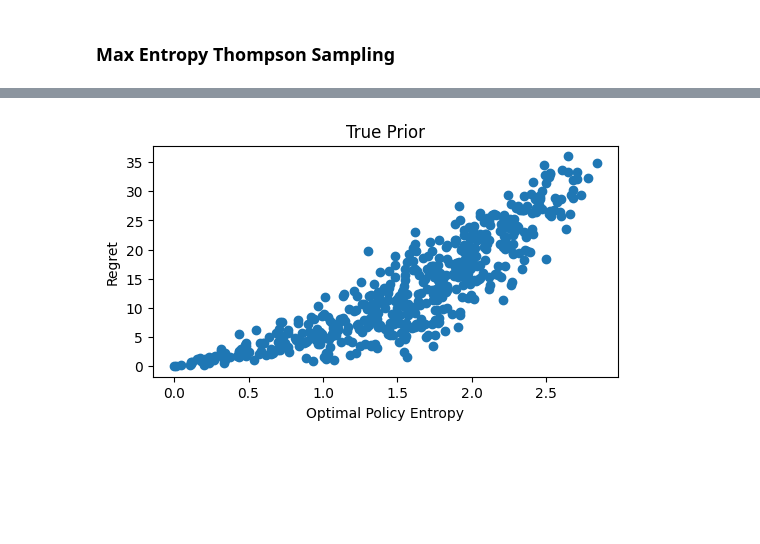
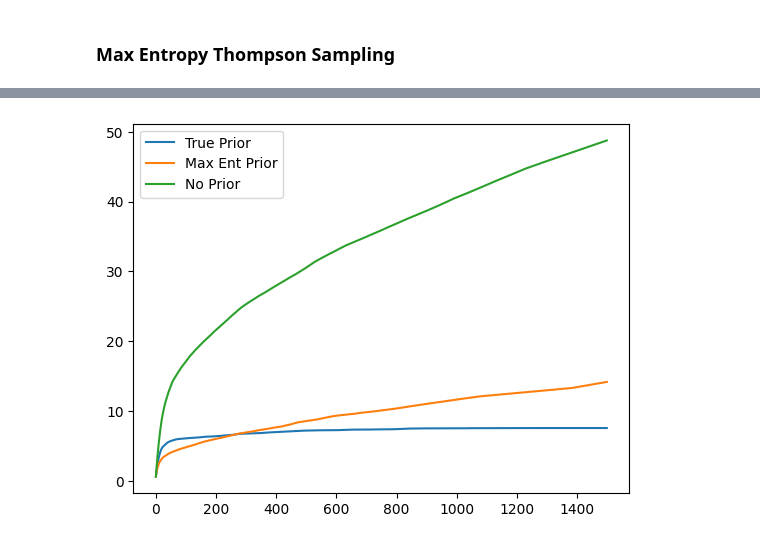
Before and after one commit to keertanavc/experior, a Jupyter notebook: bernoulli_multi_armed.ipynb, the cells around one changed output, grey strips where cells are left out. Drawn from its saved outputs; the diff is of its cells as text; code cells hidden in the pictures; blank space fills up the shorter version.

Commit message:
bernoulli experiments

```diff
--- a/bernoulli_multi_armed.ipynb
+++ b/bernoulli_multi_armed.ipynb
@@ -433,9 +425,0 @@ plt.show()
-# %%
-fig, axis = plt.subplots(1, 1, figsize=(6, 3))
-axis.scatter(expert_entropies, true_prior_bayes_regret[:, -1])
-axis.set_xlabel("Optimal Policy Entropy")
-axis.set_ylabel("Regret")
-plt.title("True Prior")
-plt.show()
-# %% [output]
-[figure, removed]
@@ -452,0 +426,22 @@ plt.scatter(expert_entropies, max_ent_bayes_regret[:, -1] / true_prior_bayes_reg
+# %%
+# load the results if you don't want to run the experiments again
+results = jnp.load("output/multi_armed_results.npz")
+langevin_true_bayes_regret = results['langevin_true_bayes_regret']
+no_prior_bayes_regret = results['no_prior_bayes_regret']
+max_ent_bayes_regret = results['max_ent_bayes_regret']
+expert_entropies = results['expert_entropies']
+# %%
+# detect outliers
+indices = (langevin_true_bayes_regret[:, -1] <= no_prior_bayes_regret[:, -1]) & (langevin_true_bayes_regret[:, -1] <= max_ent_bayes_regret[:, -1])
+expert_entropies = expert_entropies[indices]
+langevin_true_bayes_regret = langevin_true_bayes_regret[indices]
+no_prior_bayes_regret = no_prior_bayes_regret[indices]
+max_ent_bayes_regret = max_ent_bayes_regret[indices]
+
+plt.plot(langevin_true_bayes_regret[expert_entropies.argmin()], label="True Prior")
+plt.plot(max_ent_bayes_regret[expert_entropies.argmin()], label="Max Ent Prior")
+plt.plot(no_prior_bayes_regret[expert_entropies.argmin()], label="No Prior")
+plt.legend()
+plt.show()
+# %% [output]
+[figure, added]
```
Also changed, not shown: parts of 10 cells of this notebook.
